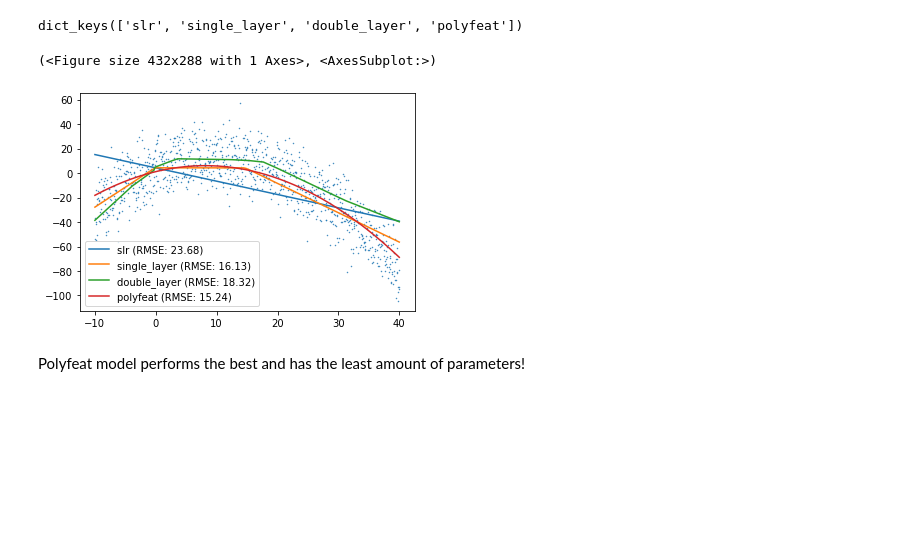
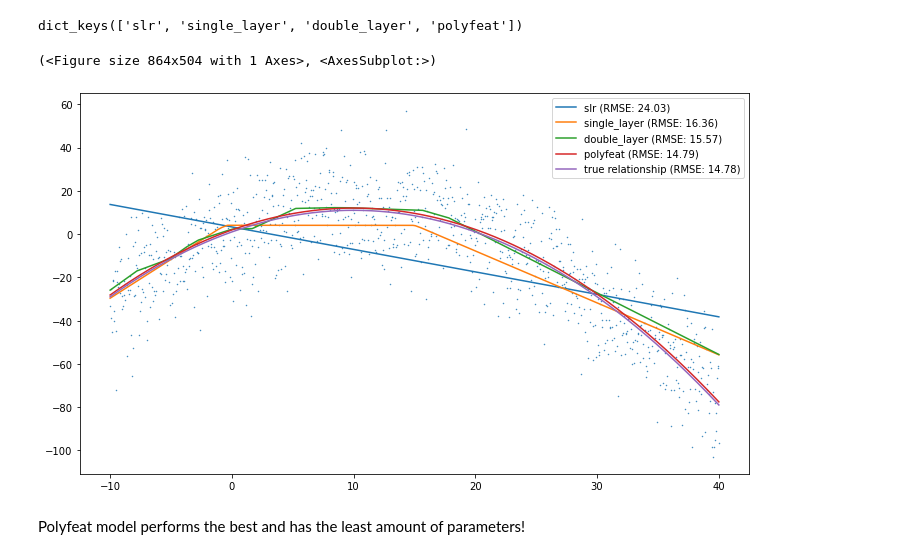
Before and after one commit to abhi8893/tensorflow-deep-learning-mrdbourke, a Jupyter notebook: notebooks/01B-tensorflow-neural-network-regression.ipynb, the cells around one changed output. Saved outputs shown, nothing was run; the diff lists cells and outputs as text; code cells hidden in the pictures; blank space fills up the shorter version.

```diff
--- a/notebooks/01B-tensorflow-neural-network-regression.ipynb
+++ b/notebooks/01B-tensorflow-neural-network-regression.ipynb
@@ -327,7 +327,7 @@ model = tf.keras.models.Sequential([
 ])
 
 # Compile the model
-model.compile(loss=tf.keras.losses.mse, optimizer=tf.keras.optimizers.Adam(learning_rate=0.05))
+model.compile(loss=tf.keras.losses.mse, optimizer=tf.keras.optimizers.Adam(learning_rate=0.01))
 
 # Summary
 print(model.summary())
@@ -415,7 +415,7 @@ _________________________________________________________________
 None
 # %%
 # Fit the model
-history = model.fit(X_train_poly, y_train, validation_split=0.2, epochs=20, verbose=0)
+history = model.fit(X_train_poly, y_train, validation_split=0.2, epochs=50, verbose=0)
 tfmodels['polyfeat'] = model
 # %%
 plot_learning_curve(history.history)
@@ -447,11 +463,12 @@ tfmodels.keys()
 # %% [output]
 dict_keys(['slr', 'single_layer', 'double_layer', 'polyfeat'])
 # %%
-models = [model if name != 'polyfeat' else predict_func_polyfeat for name, model in tfmodels.items()]
-plot1d_reg_preds(X, y, models=models, labels=tfmodels.keys())
+models = [model if name != 'polyfeat' else predict_func_polyfeat for name, model in tfmodels.items()] + [polymodel]
+labels = list(tfmodels.keys()) + ['true relationship']
+plot1d_reg_preds(X, y, models=models, labels=labels)
 # %% [output]
-(<Figure size 432x288 with 1 Axes>, <AxesSubplot:>)
+(<Figure size 864x504 with 1 Axes>, <AxesSubplot:>)
-[figure, old version]
+[figure, new version]
 # %% [markdown]
 Polyfeat model performs the best and has the least amount of parameters!
 # %% [markdown]
```
Also changed, not shown: parts of 20 cells of this notebook.
